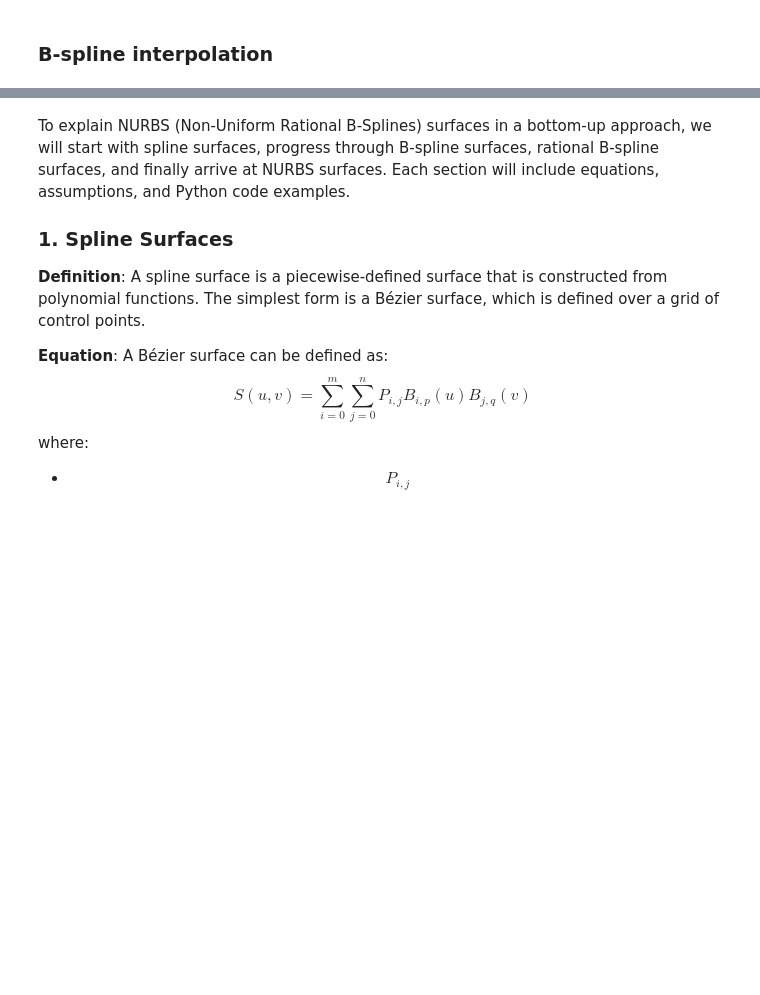
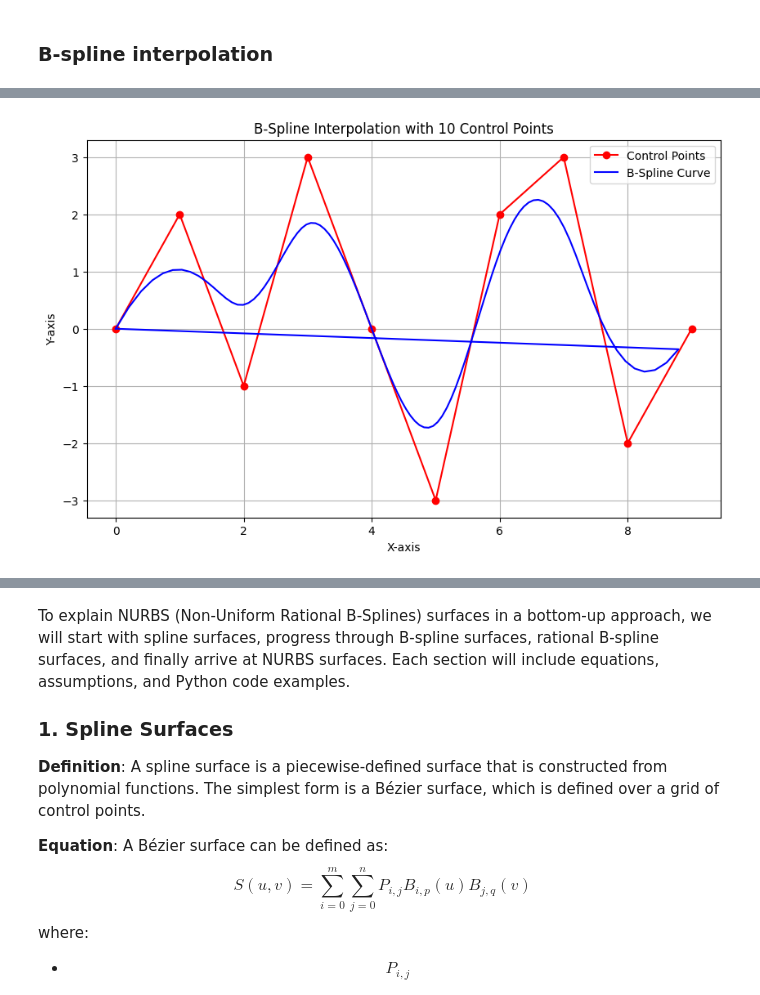
Before and after one commit to pranavkantgaur/training_materials, a Jupyter notebook: curves_surfaces_monolithic.ipynb, the cells around one changed output, grey strips where cells are left out. Saved outputs shown, nothing was run; the diff lists cells and outputs as text; code cells hidden in the pictures; blank space fills up the shorter version.

```diff
--- a/curves_surfaces_monolithic.ipynb
+++ b/curves_surfaces_monolithic.ipynb
@@ -725,0 +782,52 @@ Citations:
+# %%
+import numpy as np
+import matplotlib.pyplot as plt
+
+def b_spline_basis(i, k, u, knots):
+    if k == 0:
+        return float(knots[i] <= u < knots[i + 1])
+
+    denom_1 = knots[i + k] - knots[i]
+    term_1 = (b_spline_basis(i, k - 1, u, knots) *
+              ((u - knots[i]) / denom_1)) if denom_1 > 0 else 0
+
+    denom_2 = knots[i + k + 1] - knots[i + 1]
+    term_2 = (b_spline_basis(i + 1, k - 1, u, knots) *
+              ((knots[i + k + 1] - u) / denom_2)) if denom_2 > 0 else 0
+
+    return term_1 + term_2
+
+def b_spline_curve(control_points, degree=3):
+    n = len(control_points)
+    m = n + degree + 1
+    knots = np.concatenate(([0]*degree, np.arange(n-degree+1), [n-degree]*degree))
+
+    u_values = np.linspace(0, n-degree, num=100)
+    curve_points = []
+
+    for u in u_values:
+        point = sum(b_spline_basis(i, degree, u, knots) * control_points[i]
+                    for i in range(n))
+        curve_points.append(point)
+
+    return np.array(curve_points)
+
+# Generating 10 input points (control points)
+control_pts = np.array([[0, 0], [1, 2], [2, -1], [3, 3], [4, 0],
+                         [5, -3], [6, 2], [7, 3], [8, -2], [9, 0]])
+
+# Compute B-spline curve from control points
+curve_pts = b_spline_curve(control_pts)
+
+# Plotting the results
+plt.figure(figsize=(10, 6))
+plt.plot(control_pts[:, 0], control_pts[:, 1], 'ro-', label='Control Points')
+plt.plot(curve_pts[:, 0], curve_pts[:, 1], 'b-', label='B-Spline Curve')
+plt.title('B-Spline Interpolation with 10 Control Points')
+plt.xlabel('X-axis')
+plt.ylabel('Y-axis')
+plt.legend()
+plt.grid()
+plt.show()
+# %% [output]
+[figure, added]
```
Also changed, not shown: parts of 4 cells of this notebook.
